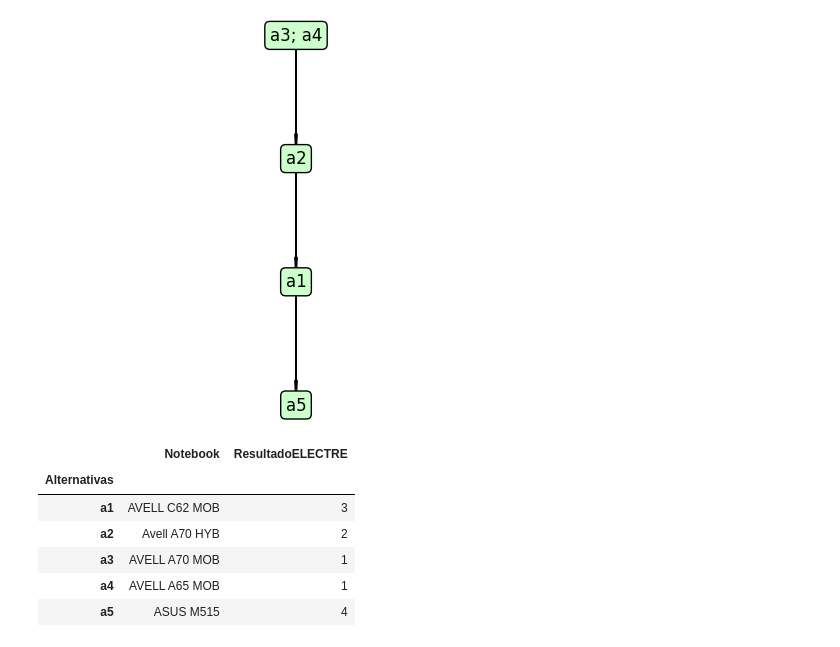
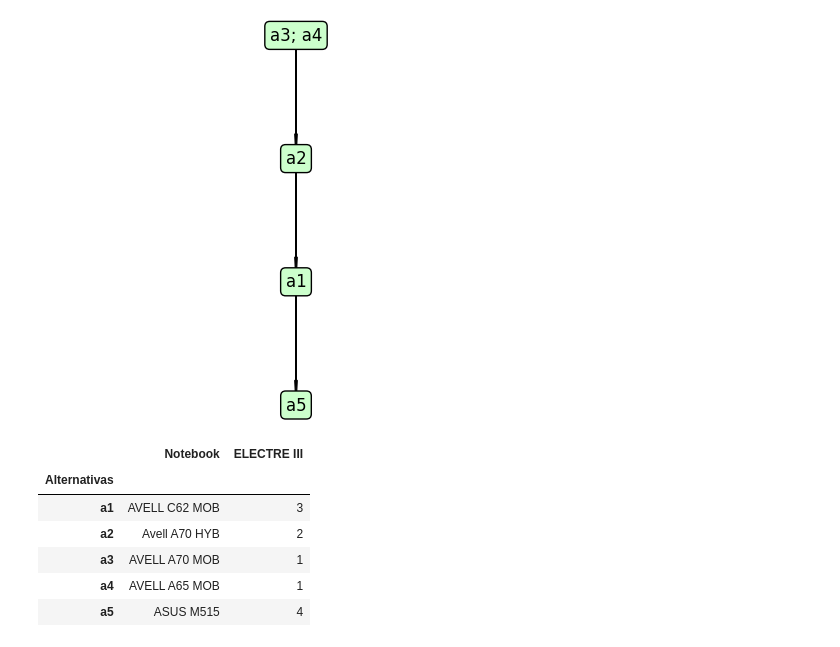
Before and after one commit to jvataidee/PesquisaOperacional, a Jupyter notebook: tcc_pesquisa_operacional.ipynb, the cells around one changed output. Saved outputs shown, nothing was run; the diff lists cells and outputs as text; code cells hidden in the pictures.

```diff
--- a/tcc_pesquisa_operacional.ipynb
+++ b/tcc_pesquisa_operacional.ipynb
@@ -62,23 +57,23 @@ global_concordance, credibility, rank_D, rank_A, rank_N, rank_P = electre_iii(ds
 # %%
 rank_D_final = []
 rank = []
 k = 1
 for i in range(0, len(rank_D)):
     splited = list(rank_D[i].split('; '))
     for s in splited:
         rank_D_final.append(s)
         rank.append(k)
     k += 1
 
 resultado = pd.DataFrame()
 resultado["Alternativas"] = rank_D_final
-resultado["ResultadoELECTRE"] = rank
+resultado["ELECTRE III"] = rank
 
 dic = ds.iloc[:, 0:2].set_index("Alternativas")
 dic = dic.join(resultado.set_index("Alternativas"), on = "Alternativas")
 dic
 # %% [output]
-|  | Notebook | ResultadoELECTRE |
+|  | Notebook | ELECTRE III |
 | Alternativas |  |  |
 | a1 | AVELL C62 MOB | 3 |
 | a2 | Avell A70 HYB | 2 |
```
Also changed, not shown: parts of 5 cells of this notebook.
